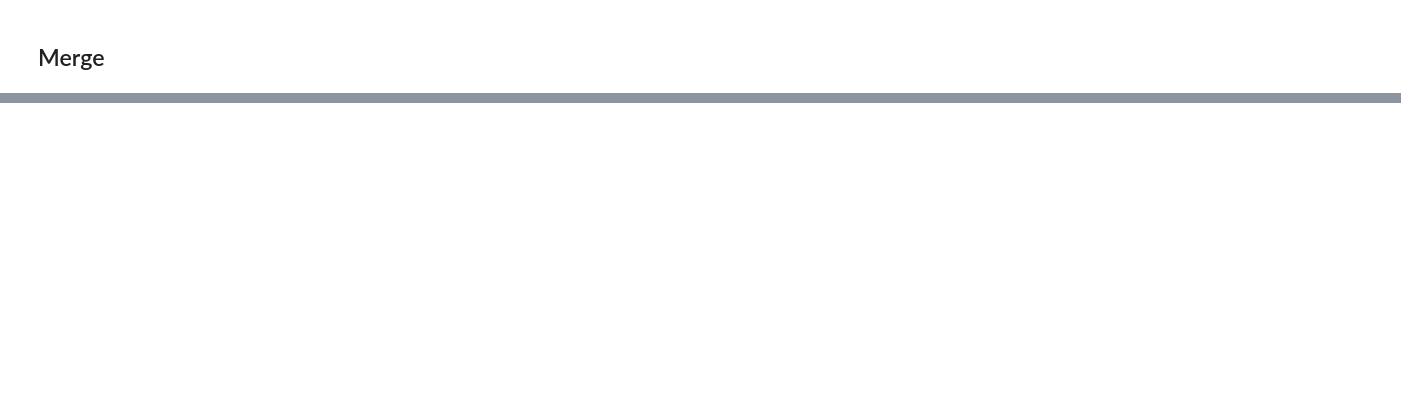
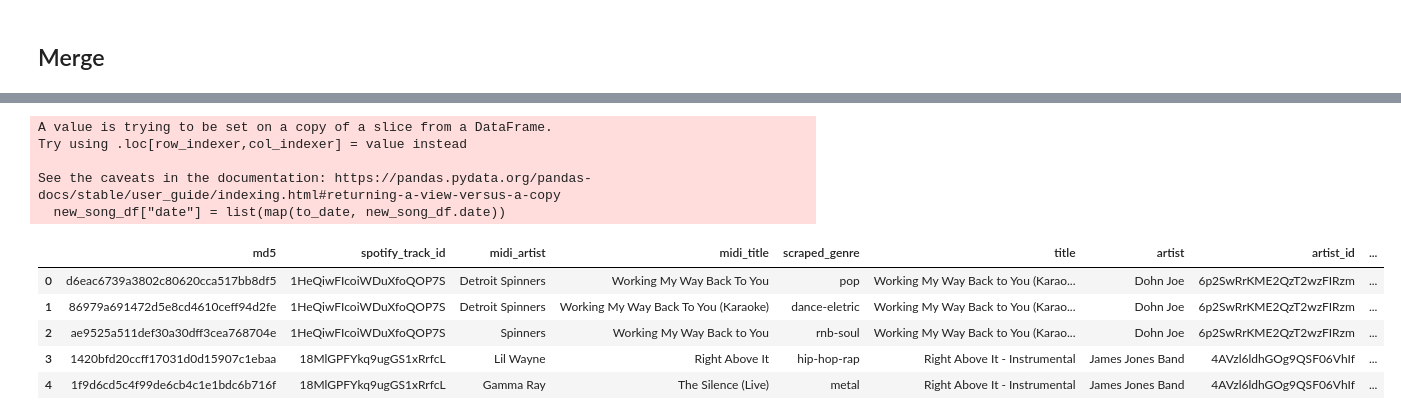
Before and after one commit to atsukoba/interactive-music-search, a Jupyter notebook: server/experiments/song_db.ipynb, the cells around one changed output, grey strips where cells are left out. Cells and saved outputs as stored; diff of their text form; code cells hidden in the pictures; blank space fills up the shorter version.

```diff
--- a/server/experiments/song_db.ipynb
+++ b/server/experiments/song_db.ipynb
@@ -60,0 +111,16 @@ spotify_df.head()
+# %%
+from datetime import datetime
+
+def to_date(fmt: str):
+    try:
+        if fmt.count("-") > 1:
+            d = datetime.strptime(fmt, "%Y-%m-%d")
+        elif fmt.count("-") == 1:
+            d = datetime.strptime(fmt, "%Y-%m")
+        else:
+            d = datetime.strptime(fmt, "%Y")
+    except:
+        d = datetime.now()
+    return d.date()
+
+list(map(to_date, new_song_df.date))
@@ -60,0 +145,15 @@ spotify_df.head()
+# %%
+new_song_df["date"] = list(map(to_date, new_song_df.date))
+new_song_df.head()
+# %% [output]
+A value is trying to be set on a copy of a slice from a DataFrame.
+Try using .loc[row_indexer,col_indexer] = value instead
+
+See the caveats in the documentation: https://pandas.pydata.org/pandas-docs/stable/user_guide/indexing.html#returning-a-view-versus-a-copy
+  new_song_df["date"] = list(map(to_date, new_song_df.date))
+|  | md5 | spotify_track_id | midi_artist | midi_title | scraped_genre | title | artist | artist_id | ... |
+| 0 | d6eac6739a3802c80620cca517bb8df5 | 1HeQiwFIcoiWDuXfoQOP7S | Detroit Spinners | Working My Way Back To You | pop | Working My Way Back to You (Karao... | Dohn Joe | 6p2SwRrKME2QzT2wzFIRzm | ... |
+| 1 | 86979a691472d5e8cd4610ceff94d2fe | 1HeQiwFIcoiWDuXfoQOP7S | Detroit Spinners | Working My Way Back To You (Karaoke) | dance-eletric | Working My Way Back to You (Karao... | Dohn Joe | 6p2SwRrKME2QzT2wzFIRzm | ... |
+| 2 | ae9525a511def30a30dff3cea768704e | 1HeQiwFIcoiWDuXfoQOP7S | Spinners | Working My Way Back to You | rnb-soul | Working My Way Back to You (Karao... | Dohn Joe | 6p2SwRrKME2QzT2wzFIRzm | ... |
+| 3 | 1420bfd20ccff17031d0d15907c1ebaa | 18MlGPFYkq9ugGS1xRrfcL | Lil Wayne | Right Above It | hip-hop-rap | Right Above It - Instrumental | James Jones Band | 4AVzl6ldhGOg9QSF06VhIf | ... |
+| 4 | 1f9d6cd5c4f99de6cb4c1e1bdc6b716f | 18MlGPFYkq9ugGS1xRrfcL | Gamma Ray | The Silence (Live) | metal | Right Above It - Instrumental | James Jones Band | 4AVzl6ldhGOg9QSF06VhIf | ... |
```
Also changed, not shown: parts of 16 cells of this notebook, 4 other files.
